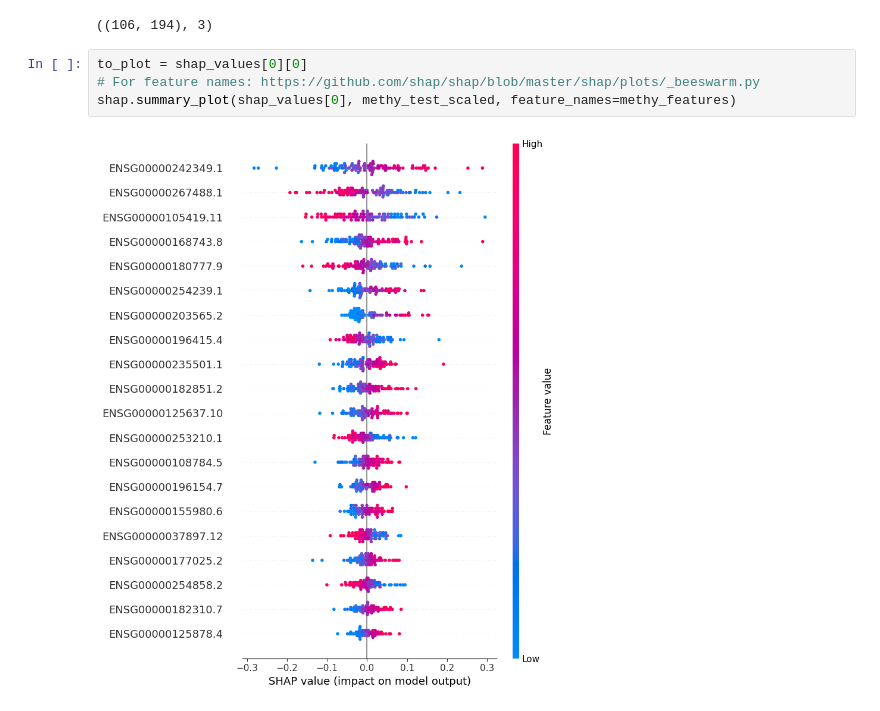
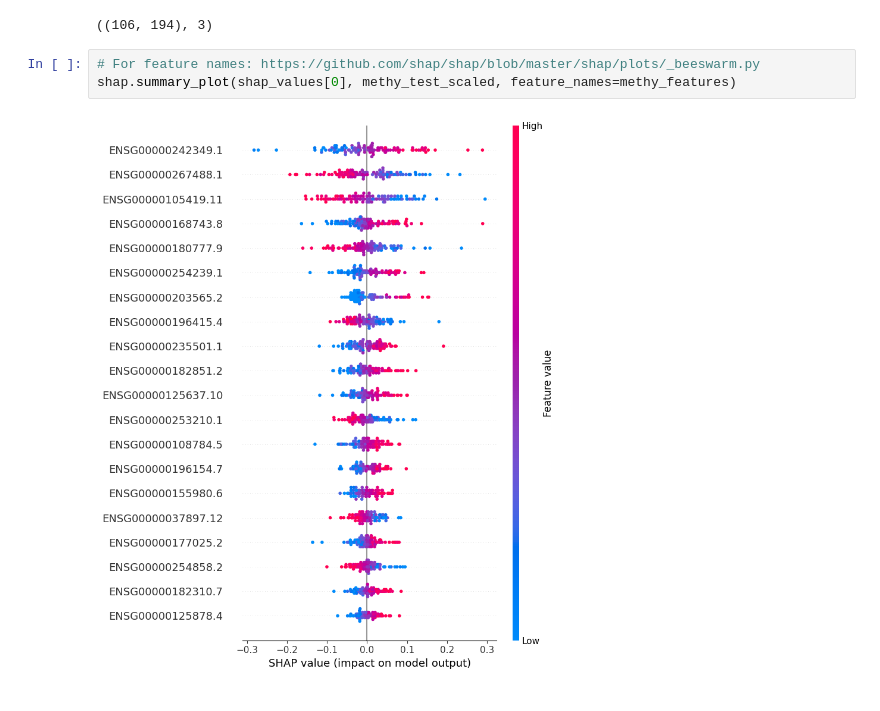
Before and after one commit to priyashdhakal/adomics, a Jupyter notebook: source/shap_analysis/shap_analysis.ipynb, the cells around one changed output. Drawn from its saved outputs; the diff is of its cells as text.

```diff
--- a/source/shap_analysis/shap_analysis.ipynb
+++ b/source/shap_analysis/shap_analysis.ipynb
@@ -307,11 +307,10 @@ shap_values[1].shape, len(shap_values)
 # %% [output]
 ((106, 194), 3)
 # %%
-to_plot = shap_values[0][0]
 # For feature names: https://github.com/shap/shap/blob/master/shap/plots/_beeswarm.py
 shap.summary_plot(shap_values[0], methy_test_scaled, feature_names=methy_features)
 # %% [output]
-[figure, old version]
+[figure, new version]
 # %%
 shap.summary_plot(shap_values[1], mirna_test_scaled, feature_names=mirna_features)
 # %% [output]
```
Also changed, not shown: parts of 4 cells of this notebook, 1 other file.
